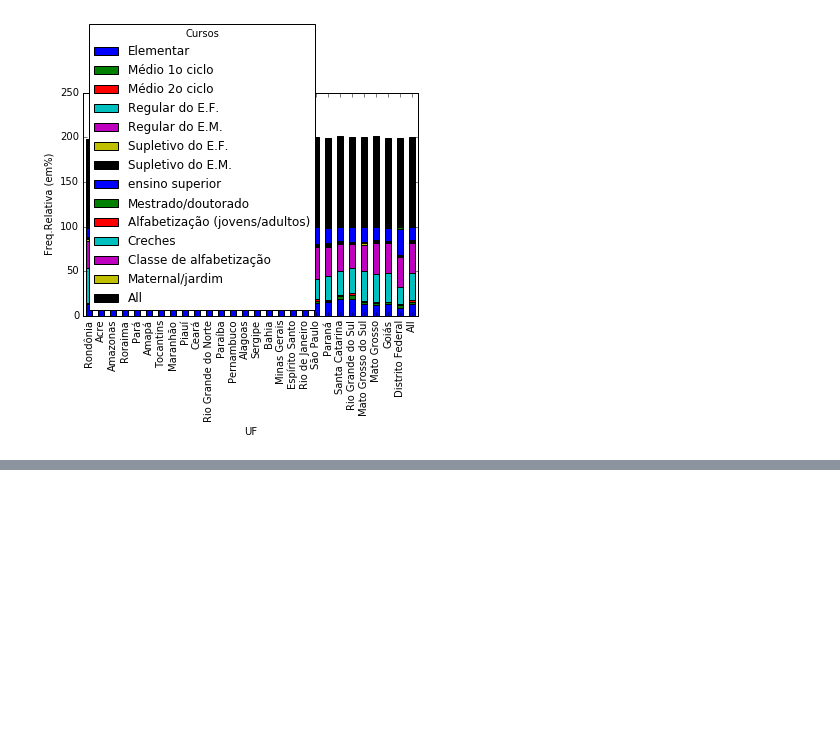
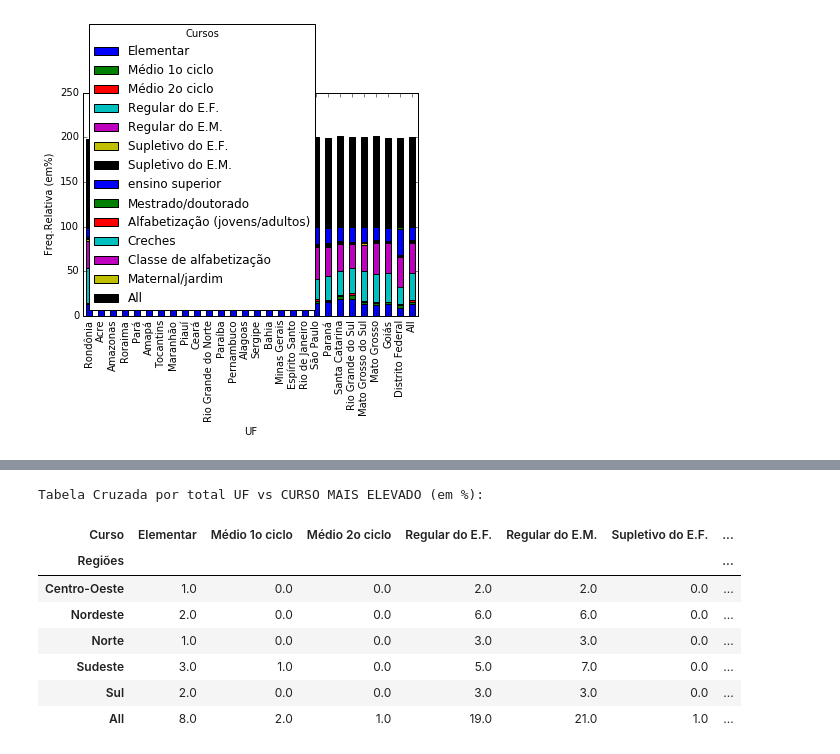
Before and after one commit to brunodratcu/CD, a Jupyter notebook: aula2/Aula02 Atividade Variáveis Qualitativas com PNAD.ipynb, the cells around one changed output, grey strips where cells are left out. Cells and saved outputs as stored; diff of their text form; code cells hidden in the pictures; blank space fills up the shorter version.

```diff
--- a/aula2/Aula02 Atividade Variáveis Qualitativas com PNAD.ipynb
+++ b/aula2/Aula02 Atividade Variáveis Qualitativas com PNAD.ipynb
@@ -603,0 +612,14 @@ Name: UF, dtype: float64
+# %%
+print('Tabela Cruzada por total UF vs CURSO MAIS ELEVADO (em %):')
+oi1=(oi/len(escolhas)*100).round(decimals=0)
+oi1
+# %% [output]
+Tabela Cruzada por total UF vs CURSO MAIS ELEVADO (em %):
+| Curso | Elementar | Médio 1o ciclo | Médio 2o ciclo | Regular do E.F. | Regular do E.M. | Supletivo do E.F. | ... |
+| Regiões |  |  |  |  |  |  | ... |
+| Centro-Oeste | 1.0 | 0.0 | 0.0 | 2.0 | 2.0 | 0.0 | ... |
+| Nordeste | 2.0 | 0.0 | 0.0 | 6.0 | 6.0 | 0.0 | ... |
+| Norte | 1.0 | 0.0 | 0.0 | 3.0 | 3.0 | 0.0 | ... |
+| Sudeste | 3.0 | 1.0 | 0.0 | 5.0 | 7.0 | 0.0 | ... |
+| Sul | 2.0 | 0.0 | 0.0 | 3.0 | 3.0 | 0.0 | ... |
+| All | 8.0 | 2.0 | 1.0 | 19.0 | 21.0 | 1.0 | ... |
```
Also changed, not shown: parts of 6 cells of this notebook.
